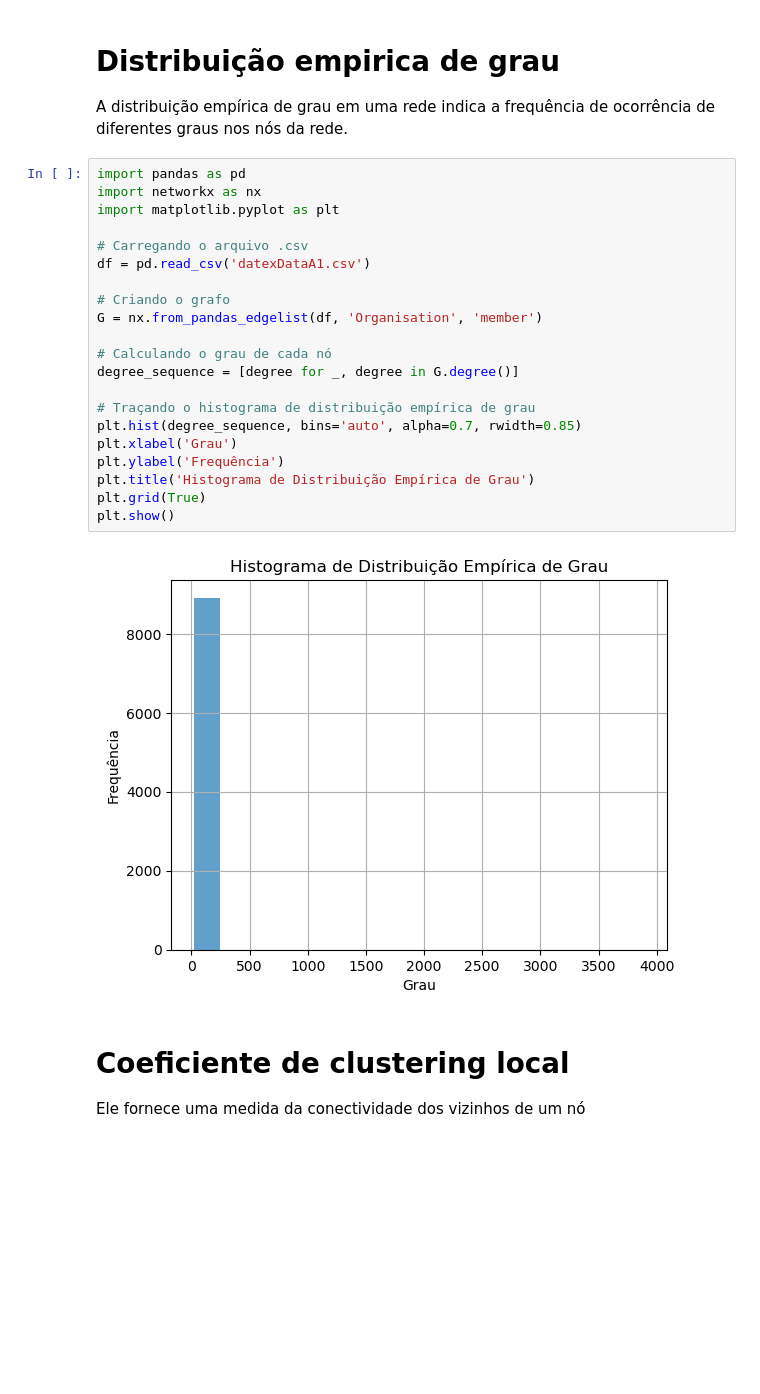
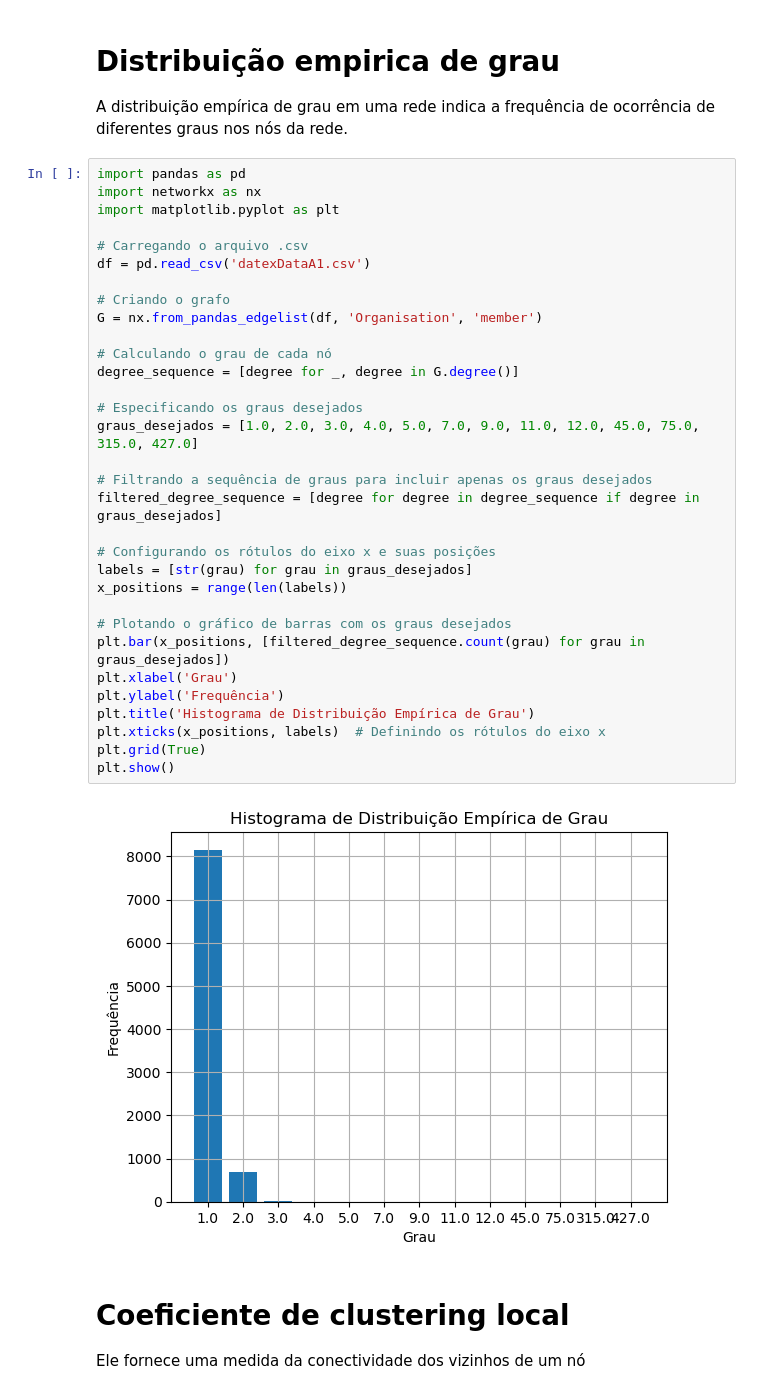
Before and after one commit to AlanOliveira43/ProjetoAnalise_U3, a Jupyter notebook: Analise/Notebook.ipynb, the cells around one changed output. Cells and saved outputs as stored; diff of their text form; blank space fills up the shorter version.

```diff
--- a/Analise/Notebook.ipynb
+++ b/Analise/Notebook.ipynb
@@ -147,26 +208,37 @@ A distribuição empírica de grau em uma rede indica a frequência de ocorrênc
 # %%
 import pandas as pd
 import networkx as nx
 import matplotlib.pyplot as plt
 
 # Carregando o arquivo .csv
 df = pd.read_csv('datexDataA1.csv')
 
 # Criando o grafo
 G = nx.from_pandas_edgelist(df, 'Organisation', 'member')
 
 # Calculando o grau de cada nó
 degree_sequence = [degree for _, degree in G.degree()]
 
-# Traçando o histograma de distribuição empírica de grau
-plt.hist(degree_sequence, bins='auto', alpha=0.7, rwidth=0.85)
+# Especificando os graus desejados
+graus_desejados = [1.0, 2.0, 3.0, 4.0, 5.0, 7.0, 9.0, 11.0, 12.0, 45.0, 75.0, 315.0, 427.0]
+
+# Filtrando a sequência de graus para incluir apenas os graus desejados
+filtered_degree_sequence = [degree for degree in degree_sequence if degree in graus_desejados]
+
+# Configurando os rótulos do eixo x e suas posições
+labels = [str(grau) for grau in graus_desejados]
+x_positions = range(len(labels))
+
+# Plotando o gráfico de barras com os graus desejados
+plt.bar(x_positions, [filtered_degree_sequence.count(grau) for grau in graus_desejados])
 plt.xlabel('Grau')
 plt.ylabel('Frequência')
 plt.title('Histograma de Distribuição Empírica de Grau')
+plt.xticks(x_positions, labels)  # Definindo os rótulos do eixo x
 plt.grid(True)
 plt.show()
 # %% [output]
-[figure, old version]
+[figure, new version]
 # %% [markdown]
 # Coeficiente de clustering local
 Ele fornece uma medida da conectividade dos vizinhos de um nó
```
Also changed, not shown: parts of 4 cells of this notebook, 1 other file.
